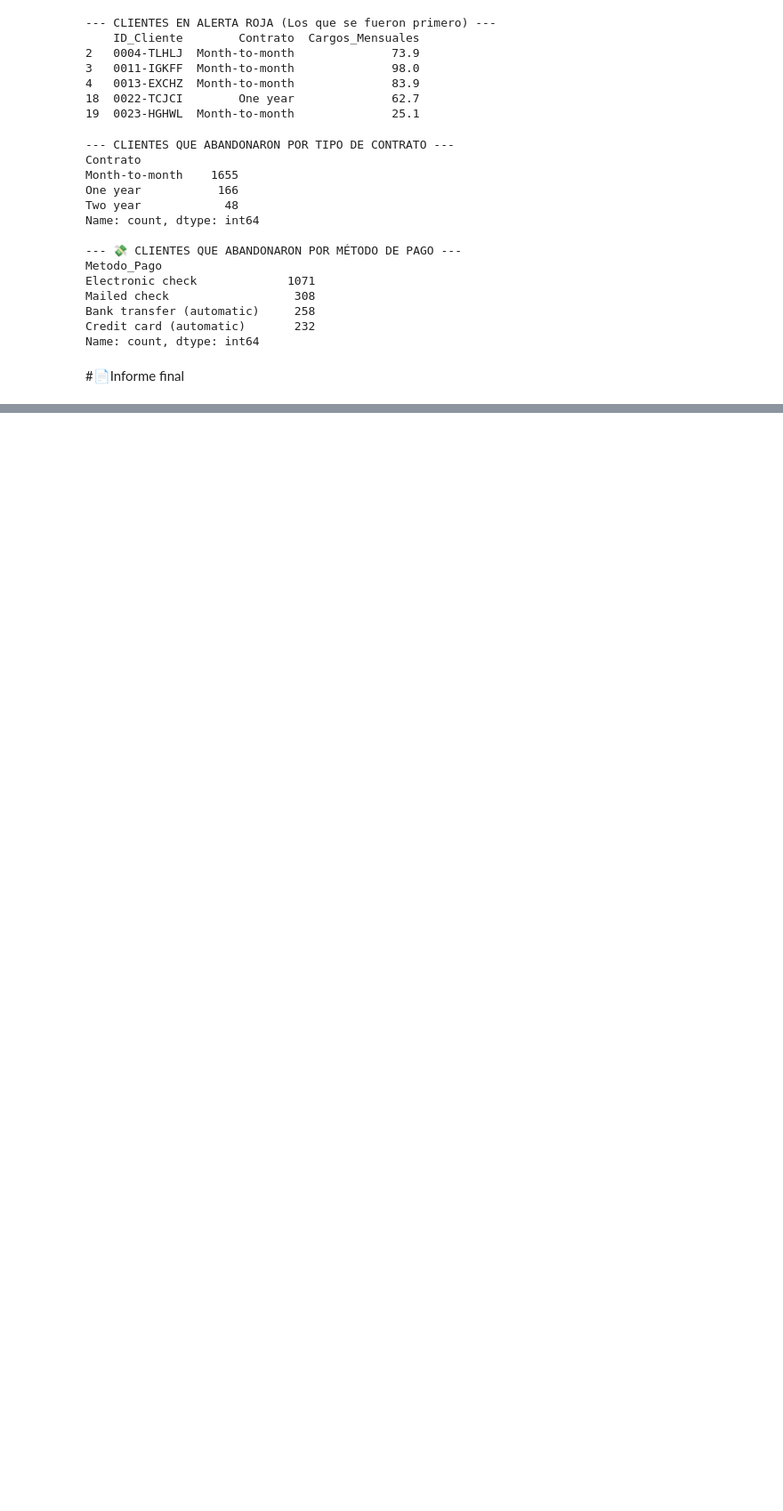
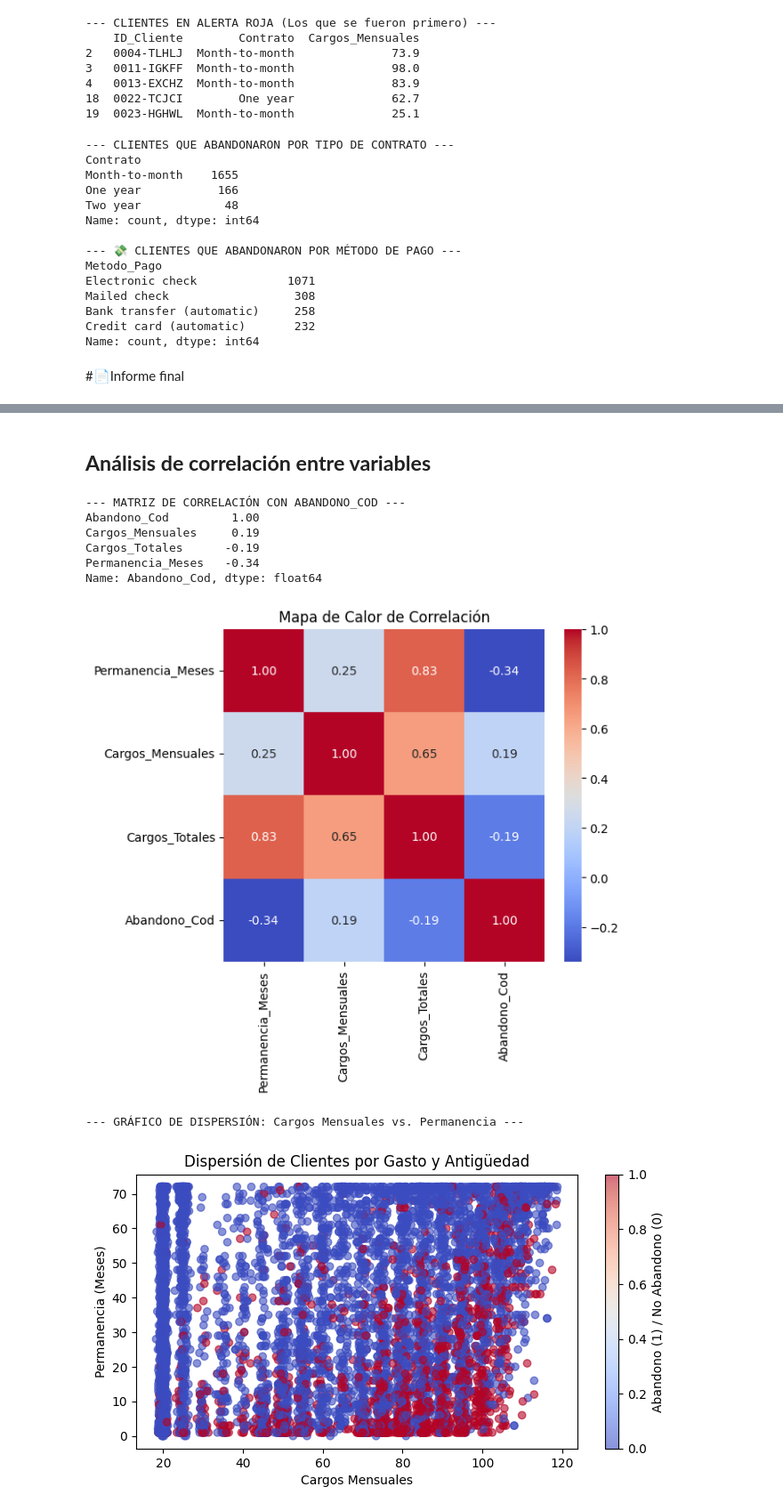
Before and after one commit to pcabr24/AluraStoreLatam, a Jupyter notebook: TelecomX_LATAM.ipynb, the cells around one changed output, grey strips where cells are left out. Shown at 89% size. Drawn from its saved outputs; the diff is of its cells as text; code cells hidden in the pictures; blank space fills up the shorter version.

```diff
--- a/TelecomX_LATAM.ipynb
+++ b/TelecomX_LATAM.ipynb
@@ -799,0 +872,52 @@ Name: count, dtype: int64
+# %% [markdown]
+## **Análisis de correlación entre variables**
+# %%
+# Limpieza robusta de las columnas numéricas clave
+columnas_numericas = ['Permanencia_Meses', 'Cargos_Mensuales', 'Cargos_Totales']
+for col in columnas_numericas:
+    df[col] = pd.to_numeric(df[col], errors='coerce').fillna(0)
+
+df['Abandono_Cod'] = pd.to_numeric(df['Abandono'], errors='coerce').fillna(0).astype(int)
+
+# --- Análisis 1: Correlación Global (Matriz de Correlación) ---
+
+# 2. Calcular la correlación entre las variables numéricas y Abandono_Cod
+columnas_a_correlacionar = columnas_numericas + ['Abandono_Cod']
+matriz_corr = df[columnas_a_correlacionar].corr().round(2)
+
+print("--- MATRIZ DE CORRELACIÓN CON ABANDONO_COD ---")
+print(matriz_corr['Abandono_Cod'].sort_values(ascending=False))
+
+# 3. Visualización de la Matriz (heatmap)
+plt.figure(figsize=(6, 5))
+sns.heatmap(matriz_corr, annot=True, cmap='coolwarm', fmt=".2f")
+plt.title('Mapa de Calor de Correlación')
+plt.show()
+
+# --- Análisis 2: Correlación Específica (Gráfico de Dispersión) ---
+
+# 4. Gráfico de dispersión entre Cargos Mensuales y Evasión
+print("\n--- GRÁFICO DE DISPERSIÓN: Cargos Mensuales vs. Permanencia ---")
+plt.figure(figsize=(8, 4))
+plt.scatter(
+    df['Cargos_Mensuales'],
+    df['Permanencia_Meses'],
+    c=df['Abandono_Cod'], # El color depende de si abandonó (1) o no (0)
+    cmap='coolwarm',
+    alpha=0.6 # Para que se vea mejor la superposición
+)
+plt.xlabel('Cargos Mensuales')
+plt.ylabel('Permanencia (Meses)')
+plt.title('Dispersión de Clientes por Gasto y Antigüedad')
+plt.colorbar(label='Abandono (1) / No Abandono (0)')
+plt.show()
+# %% [output]
+--- MATRIZ DE CORRELACIÓN CON ABANDONO_COD ---
+Abandono_Cod         1.00
+Cargos_Mensuales     0.19
+Cargos_Totales      -0.19
+Permanencia_Meses   -0.34
+Name: Abandono_Cod, dtype: float64
+[figure, added]
+--- GRÁFICO DE DISPERSIÓN: Cargos Mensuales vs. Permanencia ---
+[figure, added]
```
Also changed, not shown: parts of 9 cells of this notebook.
